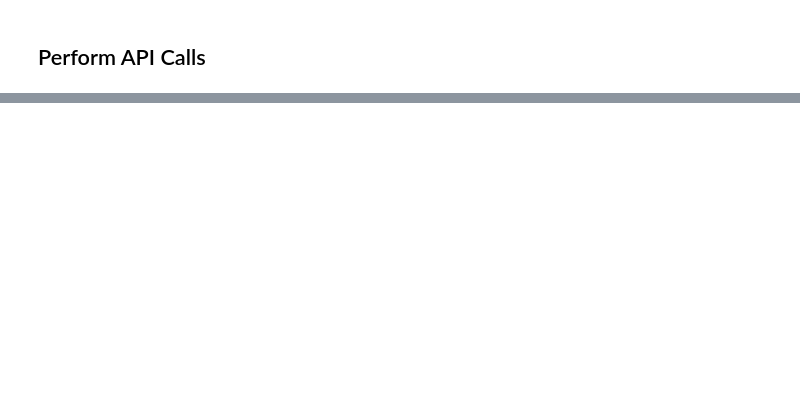
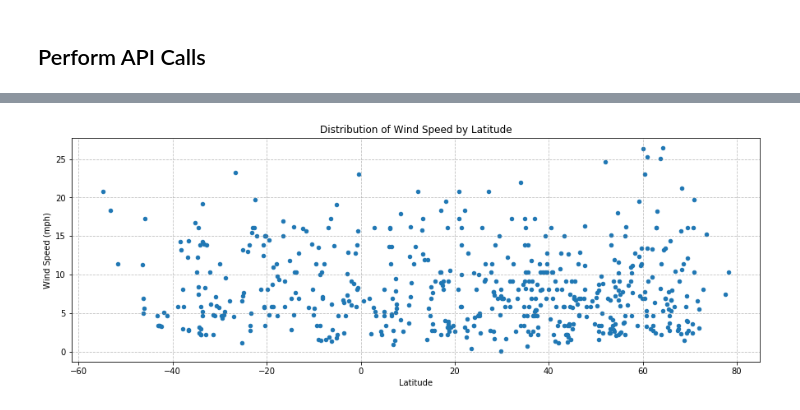
Before and after one commit to FractalMind81/DataAnalytics, a Jupyter notebook: Python/API/WeatherPy.ipynb, the cells around one changed output, grey strips where cells are left out. Saved outputs shown, nothing was run; the diff lists cells and outputs as text; code cells hidden in the pictures; blank space fills up the shorter version.

```diff
--- a/Python/API/WeatherPy.ipynb
+++ b/Python/API/WeatherPy.ipynb
@@ -110,0 +167,17 @@ cities_df.plot(kind='scatter',x='Lat',y='Temp')
+# %%
+# Plot Wind Speed
+cities_df.plot(kind='scatter',x='Lat',y='Wind Speed',figsize=(15, 5))
+
+# Add Labels and Title
+plt.xlabel("Latitude")
+plt.ylabel("Wind Speed (mph)")
+plt.title("Distribution of Wind Speed by Latitude")
+plt.grid(True, linestyle='--', which='major',color='grey', alpha=.5)
+
+# Save figure
+plt.savefig("Wind Speed Distribution.png")
+
+# Show plot
+plt.show()
+# %% [output]
+[figure, added]
```
Also changed, not shown: parts of 7 cells of this notebook, 4 other files.
